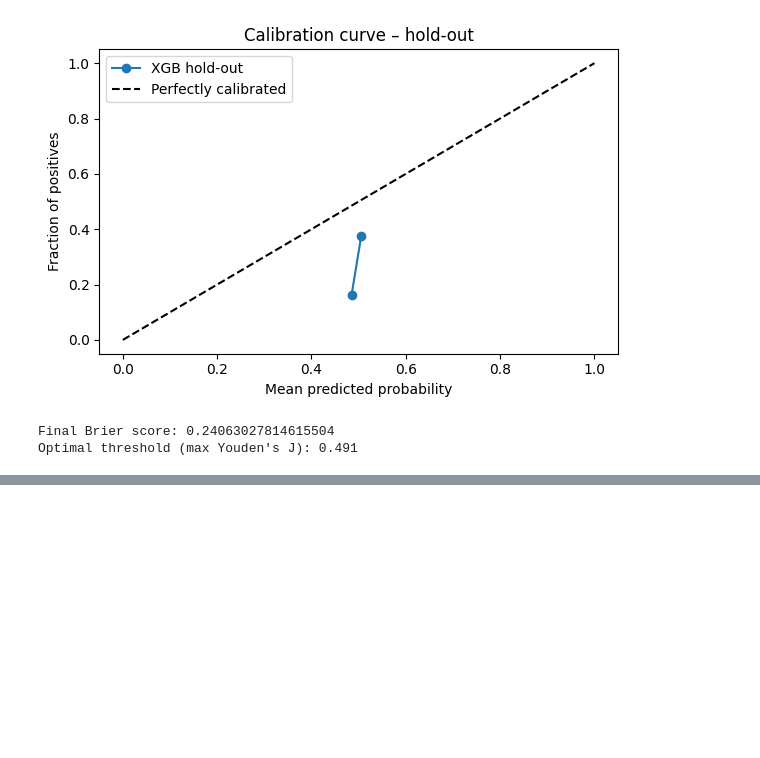
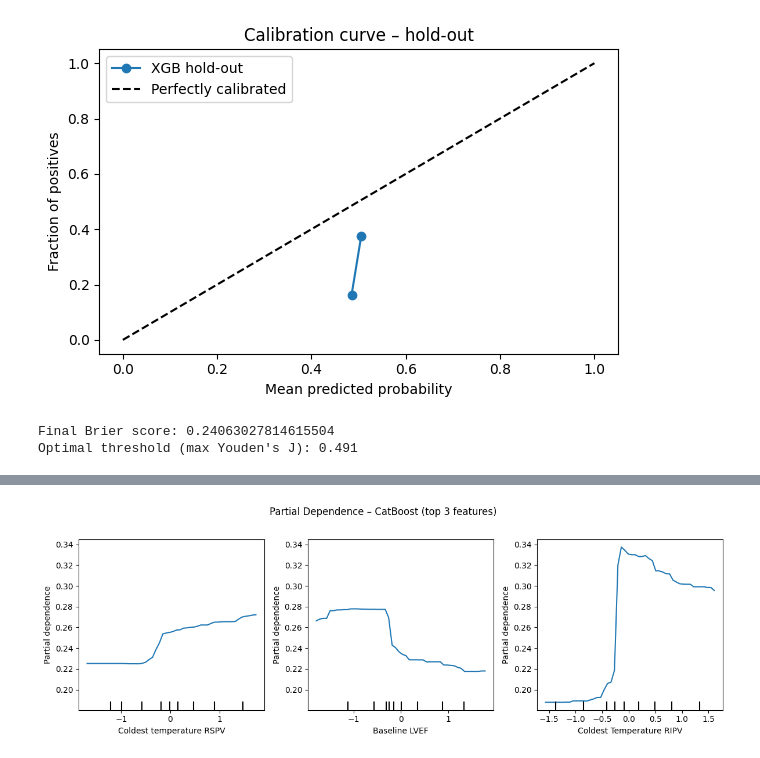
Before and after one commit to lochieh19798/Data-analysis, a Jupyter notebook: Figure2mod.ipynb, the cells around one changed output, grey strips where cells are left out. Cells and saved outputs as stored; diff of their text form; code cells hidden in the pictures; blank space fills up the shorter version.

```diff
--- a/Figure2mod.ipynb
+++ b/Figure2mod.ipynb
@@ -1525 +1512,43 @@ NameError: name 'X_test_cb' is not defined
+# %%
+# ╔═╡ Cell 11.1 – Partial dependence (top 3 preprocessed features) ═════════╗
+from sklearn.inspection import PartialDependenceDisplay
+import numpy as np
+import matplotlib.pyplot as plt
+
+# 1) Unpack your CatBoost pipeline or raw model
+cb_entry = models["CatBoost"]
+if isinstance(cb_entry, (SkPipeline, ImbPipeline)):
+    prep     = cb_entry.named_steps["prep"]
+    cb_model = cb_entry.named_steps["clf"]
+else:
+    prep     = preprocessor
+    cb_model = cb_entry
+
+# 2) Preprocess your training set into the numeric array
+X_train_pre = prep.transform(X_train)
+
+# 3) Reconstruct the output feature names (cont + one-hot cats)
+ohe            = prep.named_transformers_["cat"].named_steps["onehot"]
+cat_ohe_names  = ohe.get_feature_names_out(cat)
+feat_names     = cont + list(cat_ohe_names)
+
+# 4) Compute mean(|SHAP|) per pre‐processed feature and grab top 3 indices
+mean_abs_shap = np.abs(shap_values_cb).mean(axis=0)
+top3_idx      = np.argsort(mean_abs_shap)[-3:]
+
+# 5) Plot partial dependence for the top 3
+fig, axes = plt.subplots(1, 3, figsize=(12, 4))
+PartialDependenceDisplay.from_estimator(
+    cb_model,
+    X_train_pre,
+    features=list(top3_idx),    # integer indices into your preprocessed matrix
+    feature_names=feat_names,   # labels for each column
+    grid_resolution=50,
+    ax=axes
+)
+plt.suptitle("Partial Dependence – CatBoost (top 3 features)", y=1.02)
+plt.tight_layout()
+plt.show()
+# %% [output]
+[figure, added]
 # %%
```
Also changed, not shown: parts of 14 cells of this notebook.
